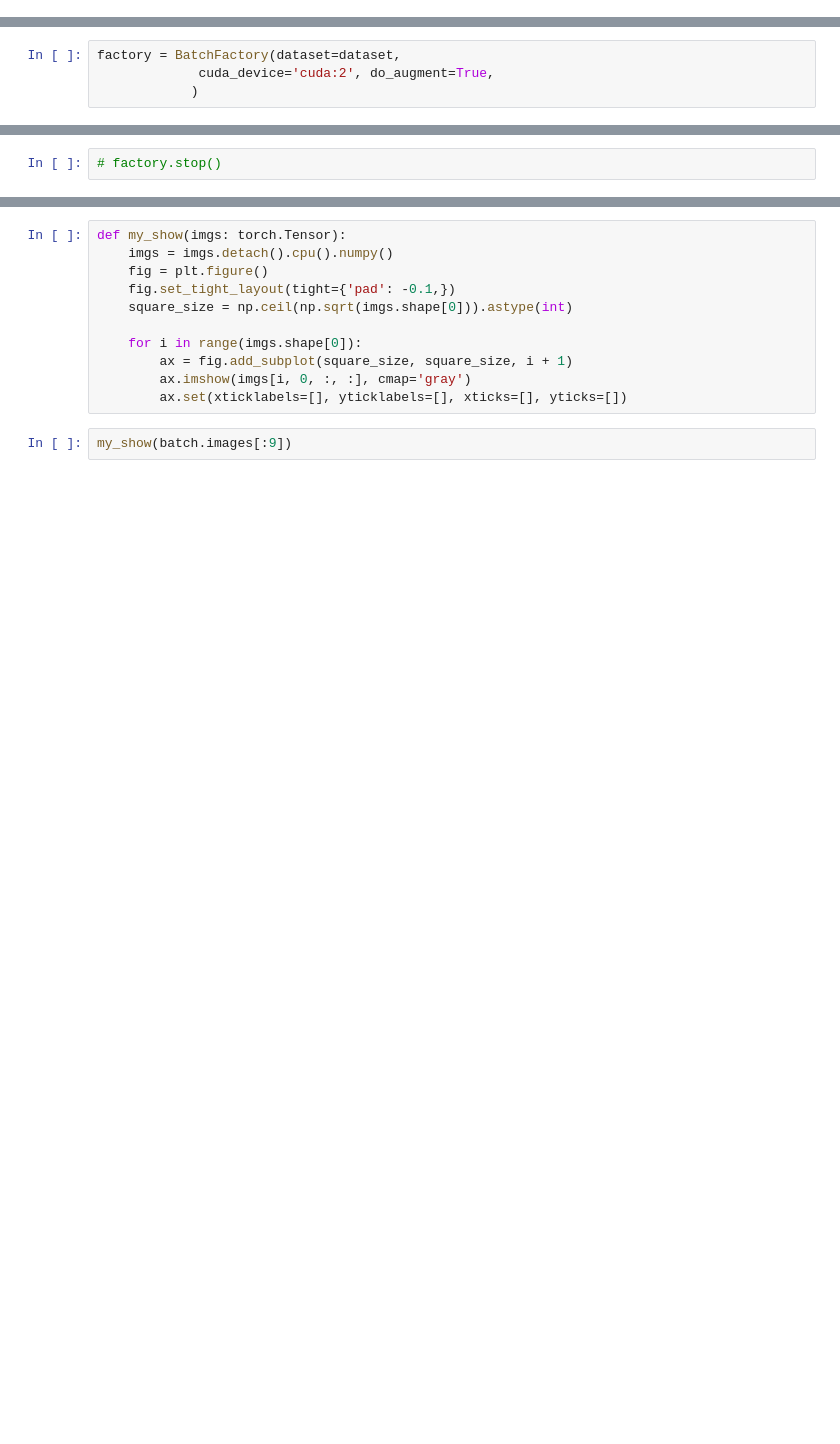
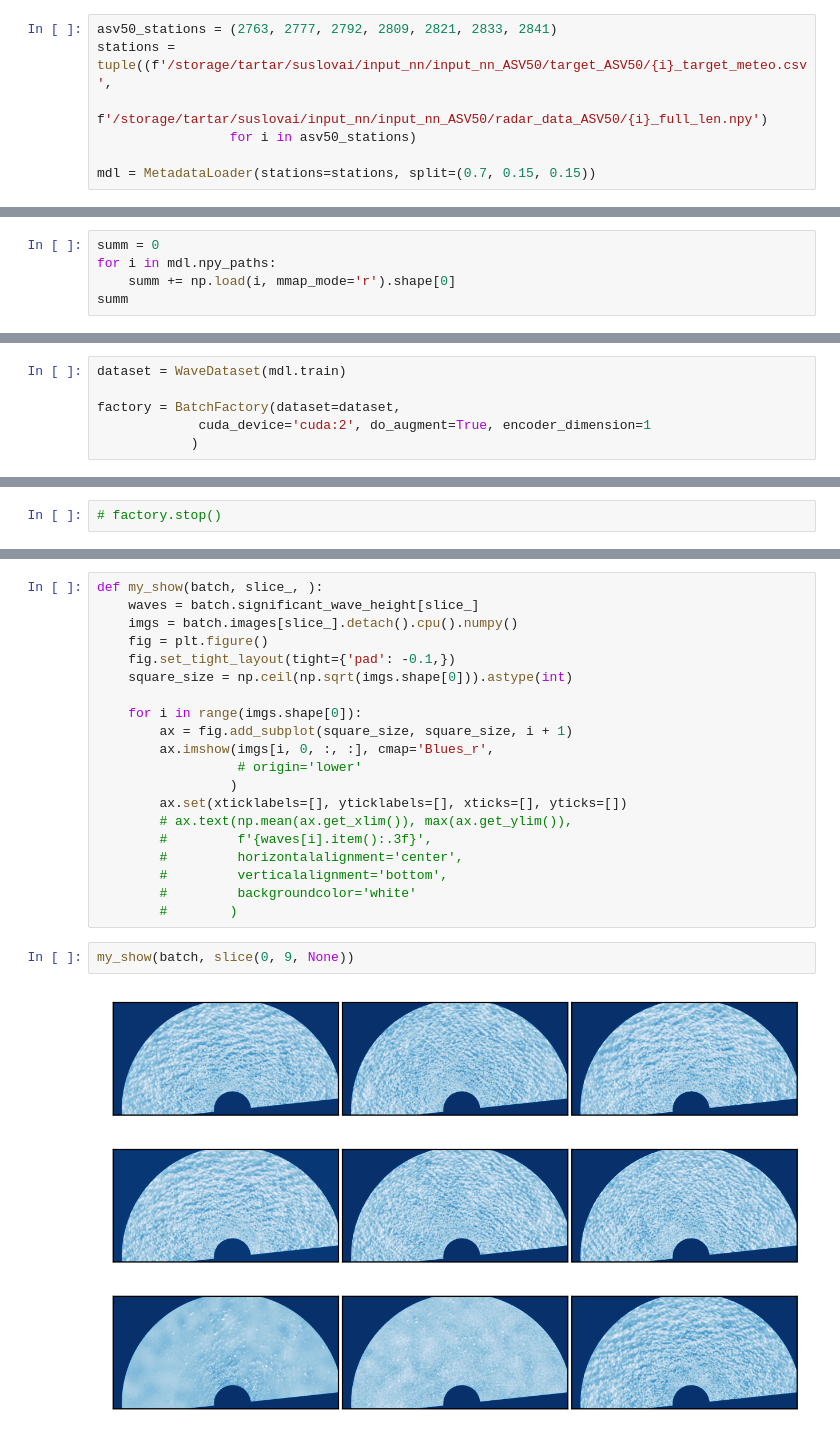
Before and after one commit to AnikinNN/Wavedar, a Jupyter notebook: euw.ipynb, the cells around one changed output, grey strips where cells are left out. Cells and saved outputs as stored; diff of their text form; blank space fills up the shorter version.

```diff
--- a/euw.ipynb
+++ b/euw.ipynb
@@ -44,0 +23,7 @@ dataset = WaveDataset(mdl.train)
+# %%
+asv50_stations = (2763, 2777, 2792, 2809, 2821, 2833, 2841)
+stations = tuple((f'/storage/tartar/suslovai/input_nn/input_nn_ASV50/target_ASV50/{i}_target_meteo.csv',
+                  f'/storage/tartar/suslovai/input_nn/input_nn_ASV50/radar_data_ASV50/{i}_full_len.npy')
+                 for i in asv50_stations)
+
+mdl = MetadataLoader(stations=stations, split=(0.7, 0.15, 0.15))
@@ -44,0 +118,5 @@ dataset = WaveDataset(mdl.train)
+# %%
+summ = 0
+for i in mdl.npy_paths:
+    summ += np.load(i, mmap_mode='r').shape[0]
+summ
@@ -45,4 +125,6 @@ dataset = WaveDataset(mdl.train)
 # %%
+dataset = WaveDataset(mdl.train)
+
 factory = BatchFactory(dataset=dataset,
-             cuda_device='cuda:2', do_augment=True,
+             cuda_device='cuda:2', do_augment=True, encoder_dimension=1
             )
@@ -70,13 +137,24 @@ show(batch.images[:4])
 # %%
-def my_show(imgs: torch.Tensor):
-    imgs = imgs.detach().cpu().numpy()
+def my_show(batch, slice_, ):
+    waves = batch.significant_wave_height[slice_]
+    imgs = batch.images[slice_].detach().cpu().numpy()
     fig = plt.figure()
     fig.set_tight_layout(tight={'pad': -0.1,})
     square_size = np.ceil(np.sqrt(imgs.shape[0])).astype(int)
 
     for i in range(imgs.shape[0]):
         ax = fig.add_subplot(square_size, square_size, i + 1)
-        ax.imshow(imgs[i, 0, :, :], cmap='gray')
+        ax.imshow(imgs[i, 0, :, :], cmap='Blues_r',
+                  # origin='lower'
+                 )
         ax.set(xticklabels=[], yticklabels=[], xticks=[], yticks=[])
+        # ax.text(np.mean(ax.get_xlim()), max(ax.get_ylim()),
+        #         f'{waves[i].item():.3f}',
+        #         horizontalalignment='center',
+        #         verticalalignment='bottom',
+        #         backgroundcolor='white'
+        #        )
 # %%
-my_show(batch.images[:9])
+my_show(batch, slice(0, 9, None))
+# %% [output]
+[figure, added]
```
Also changed, not shown: parts of 25 cells of this notebook, 10 other files.
